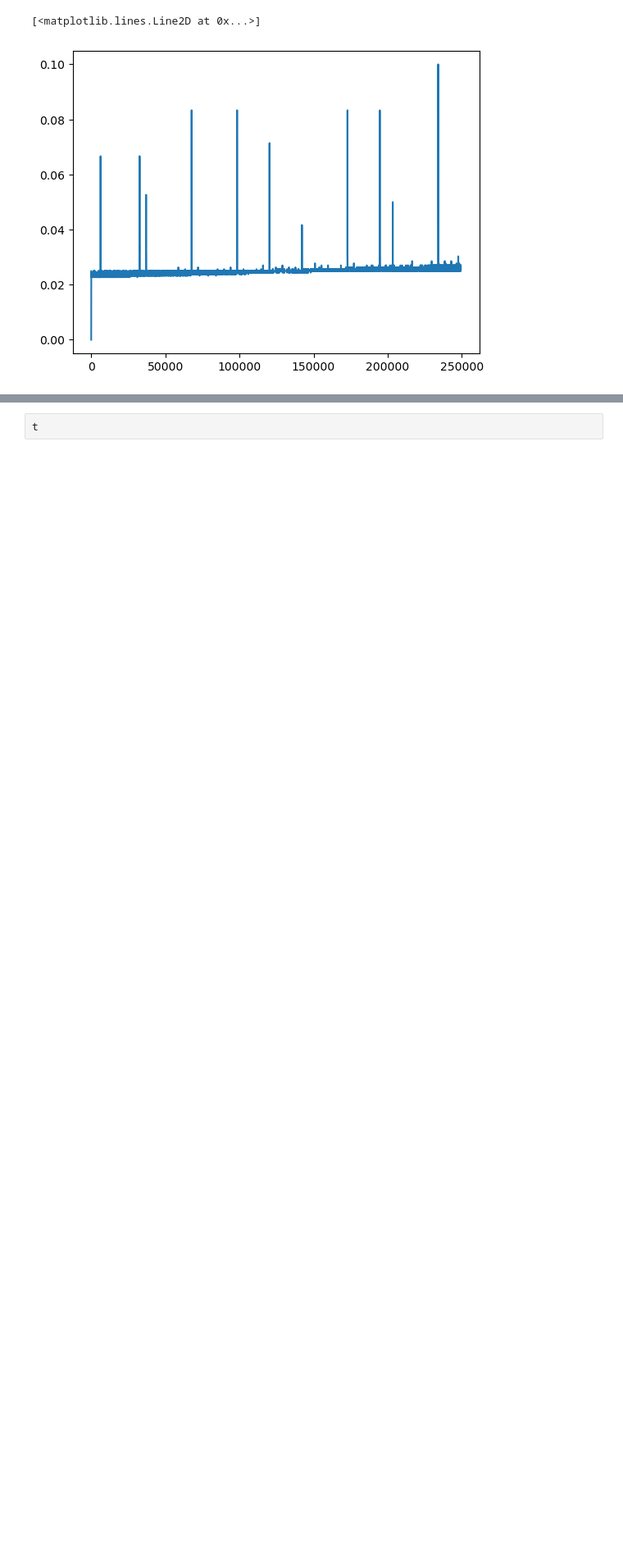
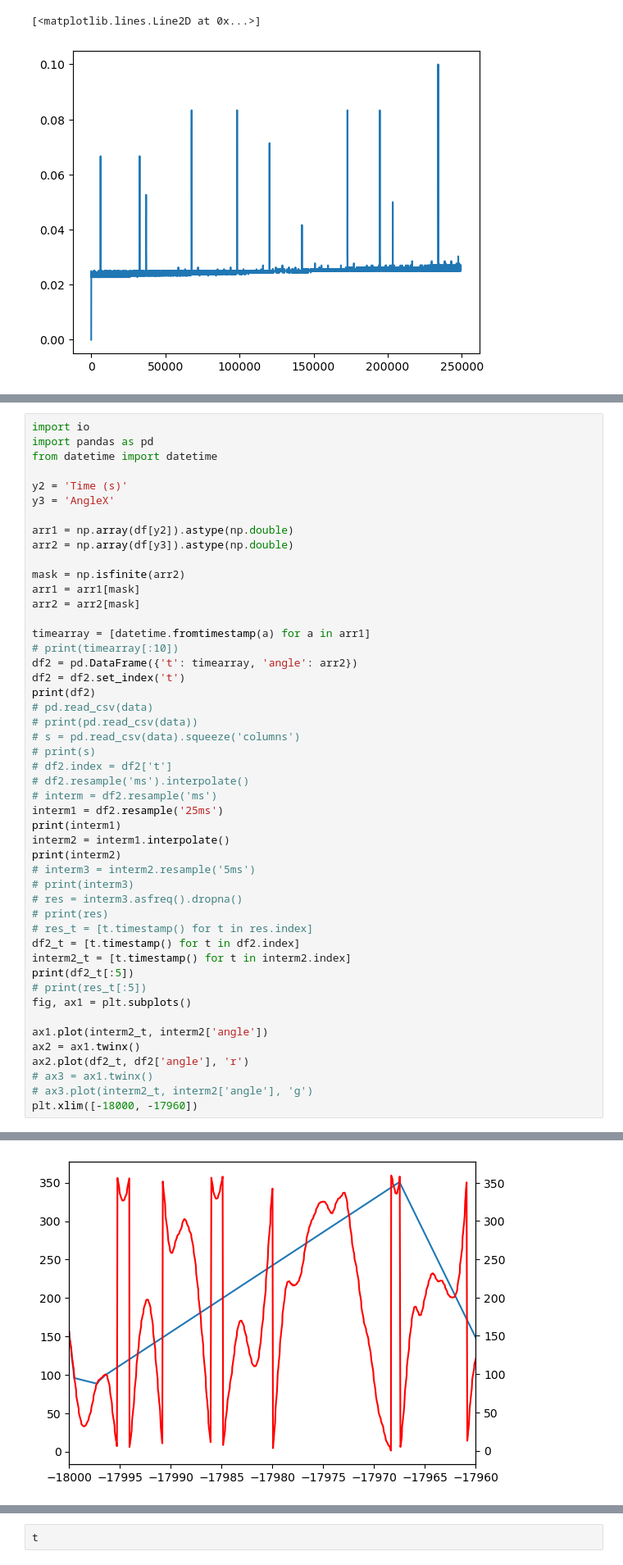
Before and after one commit to UMDBPP/TUFFcode, a Jupyter notebook: Data Analysis/data playground.ipynb, the cells around one changed output, grey strips where cells are left out. Shown at 82% size. Cells and saved outputs as stored; diff of their text form; blank space fills up the shorter version.

Commit message:
continue trying to resample data (still not working)

```diff
--- a/Data Analysis/data playground.ipynb
+++ b/Data Analysis/data playground.ipynb
@@ -190,0 +143,49 @@ t
+# %%
+import io
+import pandas as pd
+from datetime import datetime
+
+y2 = 'Time (s)'
+y3 = 'AngleX'
+
+arr1 = np.array(df[y2]).astype(np.double)
+arr2 = np.array(df[y3]).astype(np.double)
+
+mask = np.isfinite(arr2)
+arr1 = arr1[mask]
+arr2 = arr2[mask]
+
+timearray = [datetime.fromtimestamp(a) for a in arr1]
+# print(timearray[:10])
+df2 = pd.DataFrame({'t': timearray, 'angle': arr2})
+df2 = df2.set_index('t')
+print(df2)
+# pd.read_csv(data)
+# print(pd.read_csv(data))
+# s = pd.read_csv(data).squeeze('columns')
+# print(s)
+# df2.index = df2['t']
+# df2.resample('ms').interpolate()
+# interm = df2.resample('ms')
+interm1 = df2.resample('25ms')
+print(interm1)
+interm2 = interm1.interpolate()
+print(interm2)
+# interm3 = interm2.resample('5ms')
+# print(interm3)
+# res = interm3.asfreq().dropna()
+# print(res)
+# res_t = [t.timestamp() for t in res.index]
+df2_t = [t.timestamp() for t in df2.index]
+interm2_t = [t.timestamp() for t in interm2.index]
+print(df2_t[:5])
+# print(res_t[:5])
+fig, ax1 = plt.subplots()
+
+ax1.plot(interm2_t, interm2['angle'])
+ax2 = ax1.twinx()
+ax2.plot(df2_t, df2['angle'], 'r')
+# ax3 = ax1.twinx()
+# ax3.plot(interm2_t, interm2['angle'], 'g')
+plt.xlim([-18000, -17960])
+# %% [output]
@@ -190,0 +210 @@ t
+[figure, added]
```
Also changed, not shown: parts of 4 cells of this notebook.
